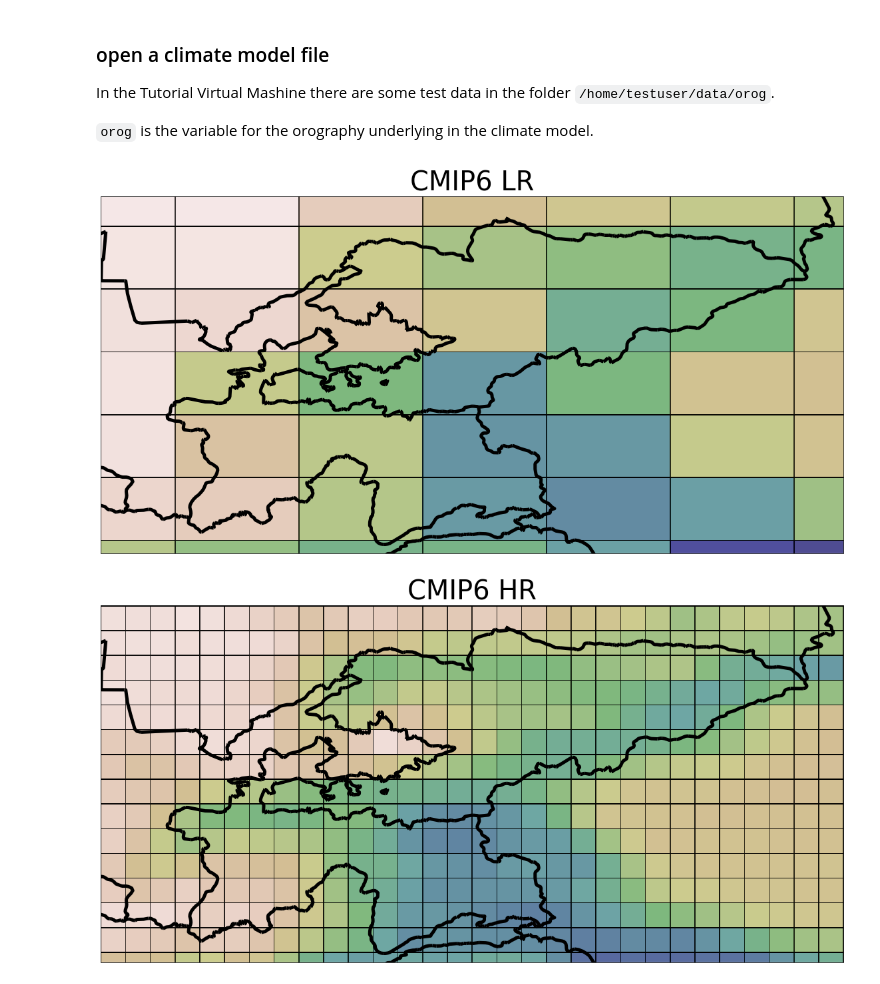
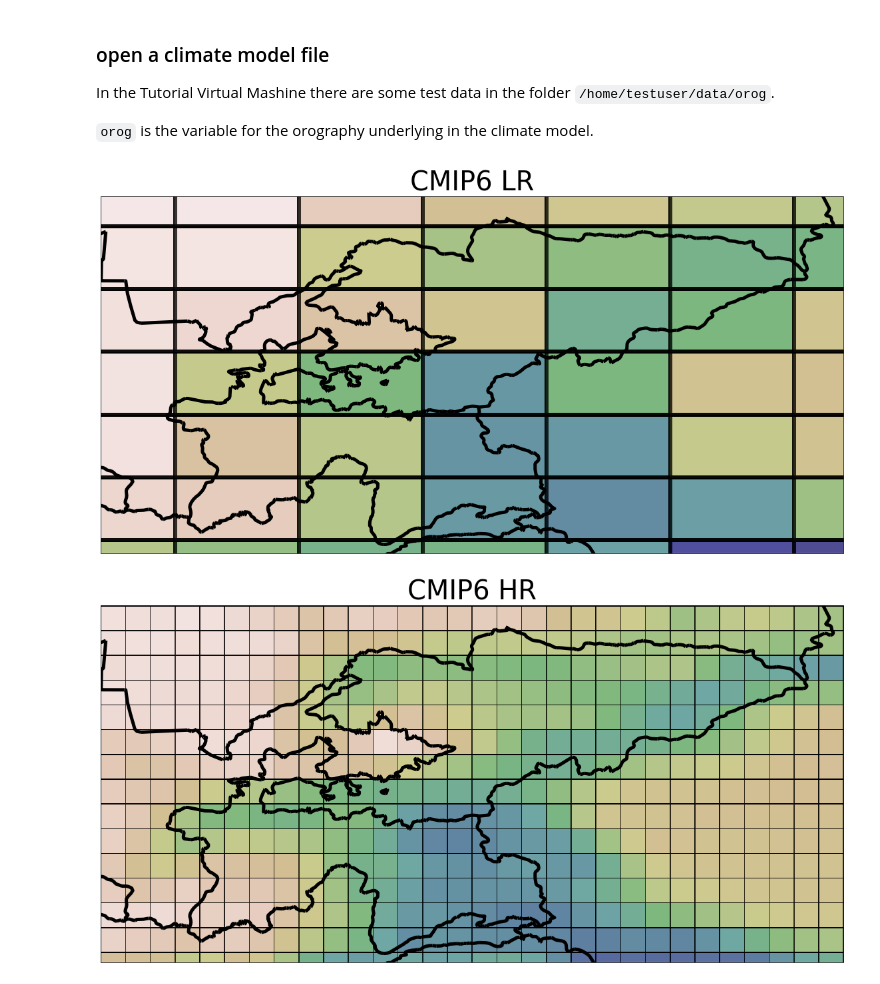
Before and after one commit to nilshempelmann/climdatatutorial, a Jupyter notebook: docs/source/notebooks/CMIP_resolution.ipynb, the cells around one changed output. Saved outputs shown, nothing was run; the diff lists cells and outputs as text; code cells hidden in the pictures.

```diff
--- a/docs/source/notebooks/CMIP_resolution.ipynb
+++ b/docs/source/notebooks/CMIP_resolution.ipynb
@@ -101,32 +105,32 @@ CAS44 = join(p, 'orog_CAS-44_ECMWF-ERAINT_evaluation_r0i0p0_MOHC-HadRM3P_v1_fx.n
 # %%
 ###############################
 # CMIP6
 ds = Dataset(CMIP6_LR)
 orogC6_LR = ds.variables['orog']
 latC6_LR = ds.variables['lat']
 lonC6_LR = ds.variables['lon']
 
 
 # fig , ax = plt.subplots(nrows=1, ncols=3, figsize=(20,20 ), facecolor='w', edgecolor='k')
 fig = plt.figure( figsize=(20,20 ), facecolor='w', edgecolor='k')
 
 # fig.tight_layout()
 ax = plt.axes(projection=ccrs.PlateCarree())
 ax.set_extent(extent)
 ax.add_feature(cfeature.BORDERS, linewidth=5)
 ax.add_feature(cfeature.COASTLINE, linewidth=7)
 
 lonsC6_LR, latsC6_LR = meshgrid(lonC6_LR, latC6_LR)
 
 
 cs = ax.pcolormesh(lonsC6_LR, latsC6_LR, orogC6_LR, transform=ccrs.PlateCarree(), cmap=cmap,
-                   edgecolor='black', linewidth=0.5, alpha=0.7) #, vmin=0, vmax=3800)
+                   edgecolor='black', linewidth=5, alpha=0.7) #, vmin=0, vmax=3800)
 
 plt.title('CMIP6 LR', fontsize=40)
 
 plt.savefig(fname='/home/testuser/Pictures/CIMP6_LR.png')
 # %% [output]
-[figure, old version]
+[figure, new version]
 # %%
 ds = Dataset(CMIP6_HR)
 orogC6_HR = ds.variables['orog']
```
Also changed, not shown: parts of 1 cell of this notebook, 1 other file.
